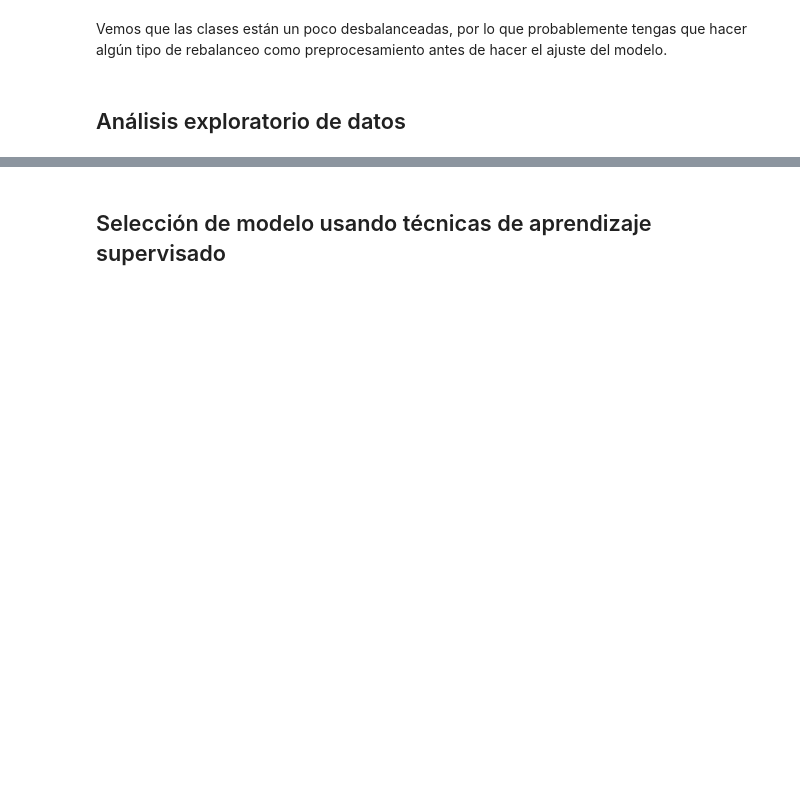
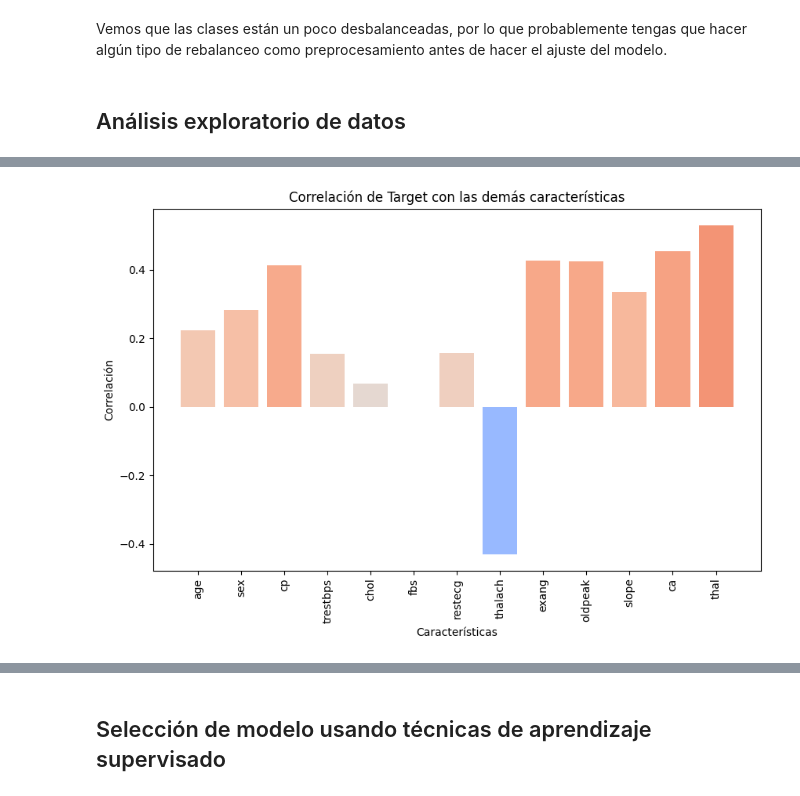
Before and after one commit to ricardogr07/trabajo-final-aprendizaje, a Jupyter notebook: src/Analisis_ML_Workflow.ipynb, the cells around one changed output, grey strips where cells are left out. Drawn from its saved outputs; the diff is of its cells as text; code cells hidden in the pictures; blank space fills up the shorter version.

```diff
--- a/src/Analisis_ML_Workflow.ipynb
+++ b/src/Analisis_ML_Workflow.ipynb
@@ -258,0 +354,25 @@ Vemos que las clases están un poco desbalanceadas, por lo que probablemente ten
+# %%
+# Calcular la correlación de 'target' con las demás columnas
+correlation_with_target = df.corr()['target_cat'].drop(['target_cat', 'target'])
+
+# Crear una paleta de colores basada en los valores de correlación
+norm = mcolors.TwoSlopeNorm(vmin=-1, vcenter=0, vmax=1)
+colors = plt.cm.coolwarm(norm(correlation_with_target.values))
+
+# Convertir la paleta de colores a una lista para que sea compatible
+colors_list = colors.tolist()
+
+# Visualizar la correlación de 'target' con las demás variables usando Matplotlib
+plt.figure(figsize=(10, 6))
+plt.bar(
+    x=correlation_with_target.index,
+    height=correlation_with_target.values,
+    color=colors_list
+)
+plt.title('Correlación de Target con las demás características')
+plt.xticks(rotation=90)
+plt.ylabel('Correlación')
+plt.xlabel('Características')
+plt.show()
+# %% [output]
+[figure, added]
```
Also changed, not shown: parts of 19 cells of this notebook.
